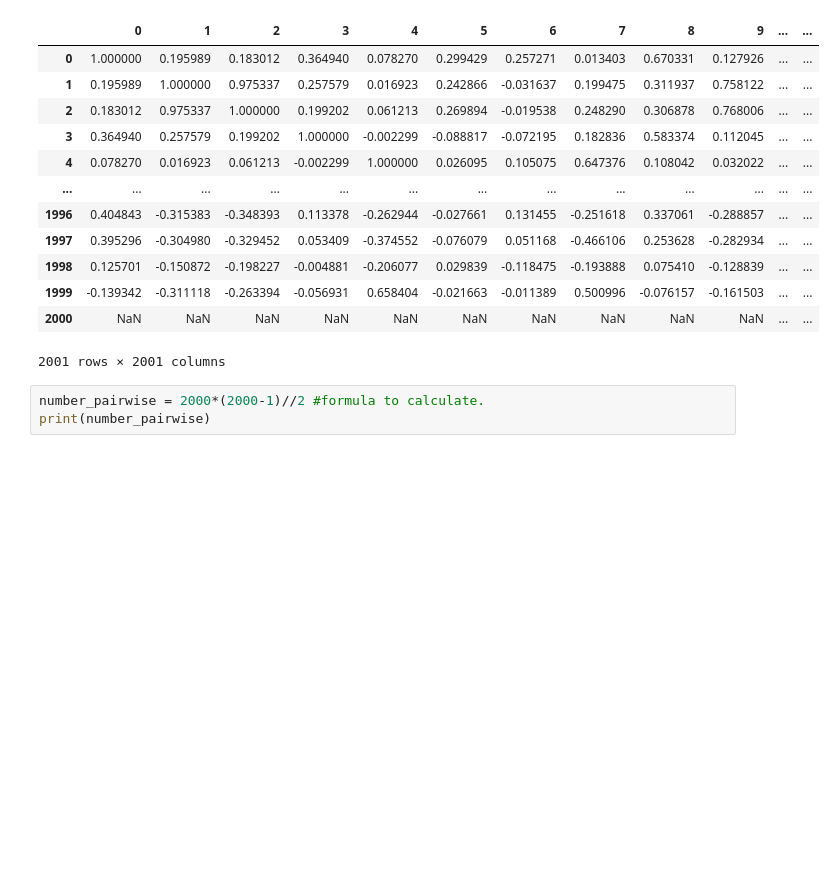
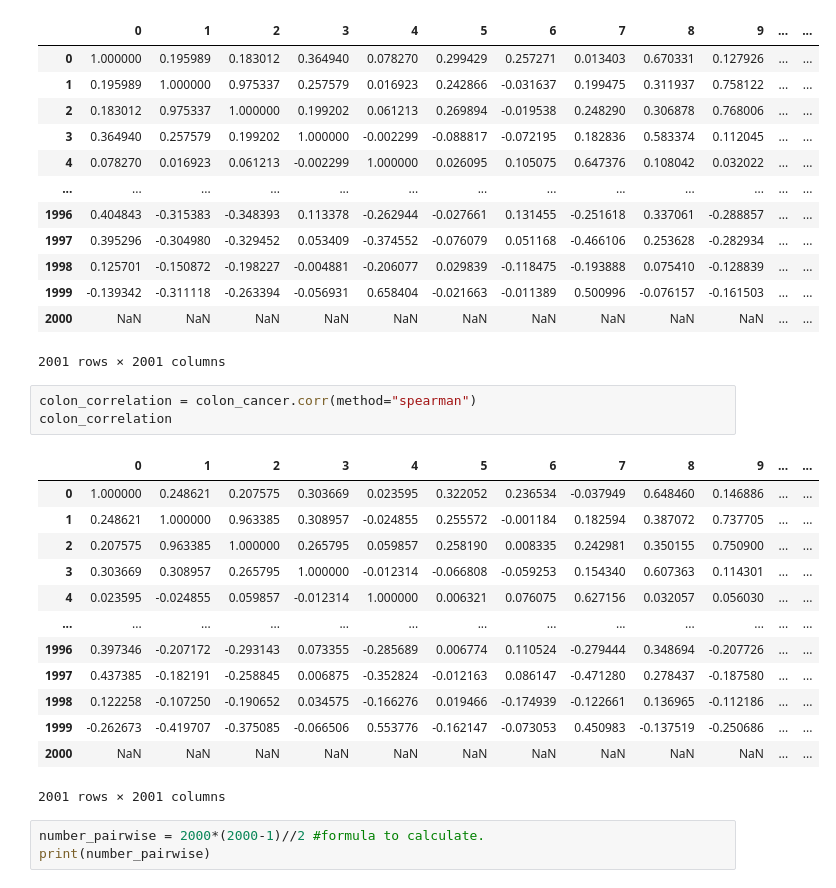
Before and after one commit to SoumyaBhaiya/IFT511, a Jupyter notebook: M5_ComputingPariwiseCorrelation.ipynb, the cells around one changed output. Saved outputs shown, nothing was run; the diff lists cells and outputs as text; blank space fills up the shorter version.

Commit message:
doing colon cancer)

```diff
--- a/M5_ComputingPariwiseCorrelation.ipynb
+++ b/M5_ComputingPariwiseCorrelation.ipynb
@@ -52,6 +52,23 @@ colon_correlation
 | 1999 | -0.139342 | -0.311118 | -0.263394 | -0.056931 | 0.658404 | -0.021663 | -0.011389 | 0.500996 | -0.076157 | -0.161503 | ... | ... |
 | 2000 | NaN | NaN | NaN | NaN | NaN | NaN | NaN | NaN | NaN | NaN | ... | ... |
 2001 rows × 2001 columns
+# %%
+colon_correlation = colon_cancer.corr(method="spearman")
+colon_correlation
+# %% [output]
+|  | 0 | 1 | 2 | 3 | 4 | 5 | 6 | 7 | 8 | 9 | ... | ... |
+| 0 | 1.000000 | 0.248621 | 0.207575 | 0.303669 | 0.023595 | 0.322052 | 0.236534 | -0.037949 | 0.648460 | 0.146886 | ... | ... |
+| 1 | 0.248621 | 1.000000 | 0.963385 | 0.308957 | -0.024855 | 0.255572 | -0.001184 | 0.182594 | 0.387072 | 0.737705 | ... | ... |
+| 2 | 0.207575 | 0.963385 | 1.000000 | 0.265795 | 0.059857 | 0.258190 | 0.008335 | 0.242981 | 0.350155 | 0.750900 | ... | ... |
+| 3 | 0.303669 | 0.308957 | 0.265795 | 1.000000 | -0.012314 | -0.066808 | -0.059253 | 0.154340 | 0.607363 | 0.114301 | ... | ... |
+| 4 | 0.023595 | -0.024855 | 0.059857 | -0.012314 | 1.000000 | 0.006321 | 0.076075 | 0.627156 | 0.032057 | 0.056030 | ... | ... |
+| ... | ... | ... | ... | ... | ... | ... | ... | ... | ... | ... | ... | ... |
+| 1996 | 0.397346 | -0.207172 | -0.293143 | 0.073355 | -0.285689 | 0.006774 | 0.110524 | -0.279444 | 0.348694 | -0.207726 | ... | ... |
+| 1997 | 0.437385 | -0.182191 | -0.258845 | 0.006875 | -0.352824 | -0.012163 | 0.086147 | -0.471280 | 0.278437 | -0.187580 | ... | ... |
+| 1998 | 0.122258 | -0.107250 | -0.190652 | 0.034575 | -0.166276 | 0.019466 | -0.174939 | -0.122661 | 0.136965 | -0.112186 | ... | ... |
+| 1999 | -0.262673 | -0.419707 | -0.375085 | -0.066506 | 0.553776 | -0.162147 | -0.073053 | 0.450983 | -0.137519 | -0.250686 | ... | ... |
+| 2000 | NaN | NaN | NaN | NaN | NaN | NaN | NaN | NaN | NaN | NaN | ... | ... |
+2001 rows × 2001 columns
 # %%
 number_pairwise = 2000*(2000-1)//2 #formula to calculate.
 print(number_pairwise)
```
Also changed, not shown: 1 other file.
